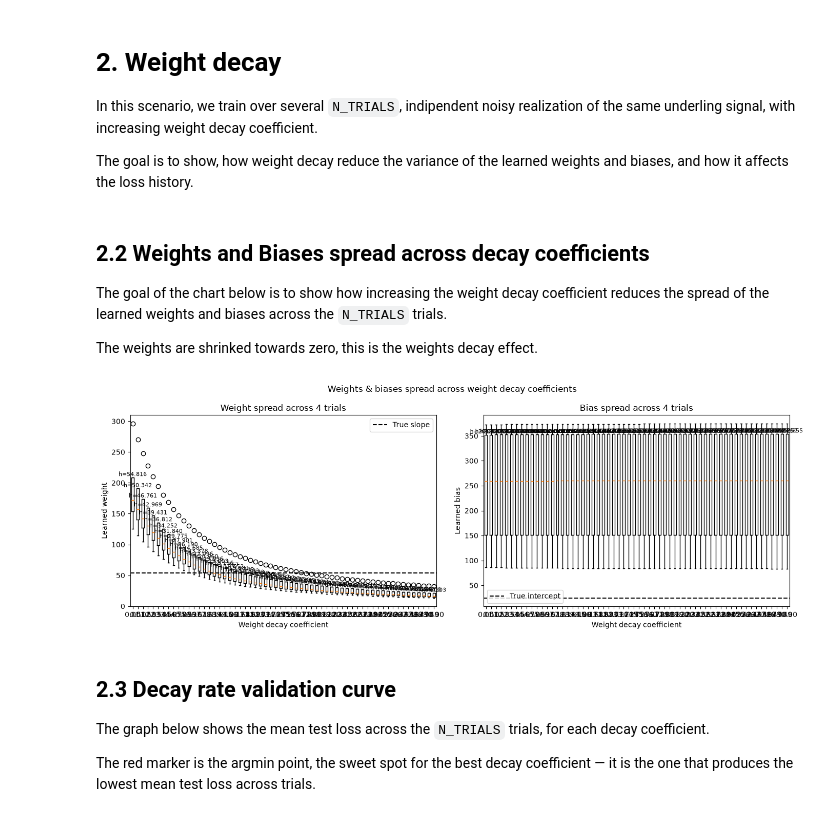
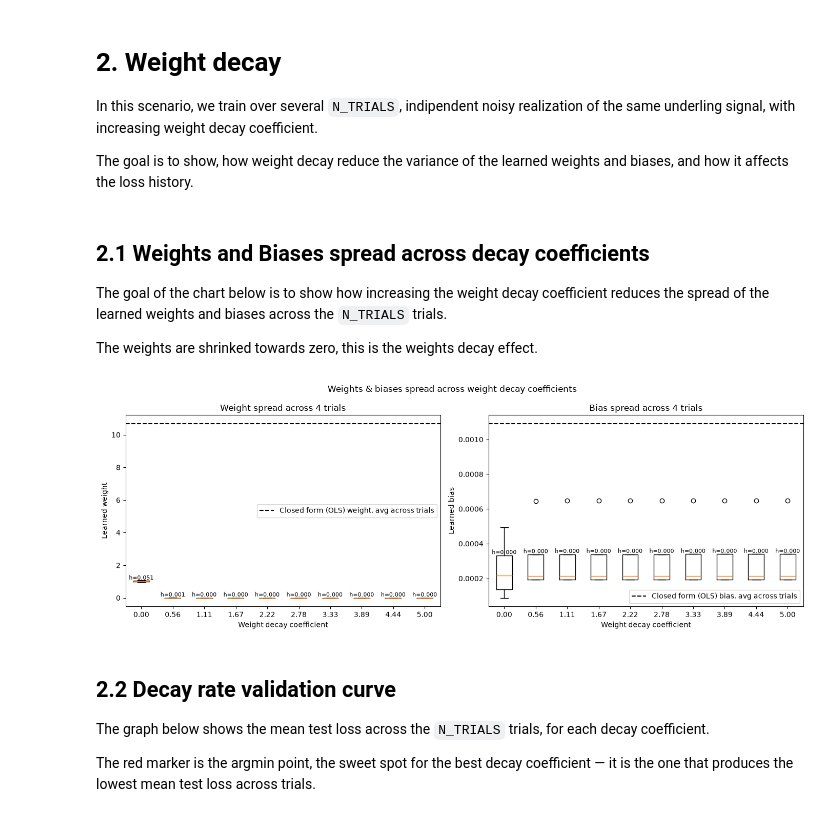
Before and after one commit to cecinuga/thorcino, a Jupyter notebook: examples/linear_regression/regularization/DL2/main.ipynb, the cells around one changed output. Drawn from its saved outputs; the diff is of its cells as text; code cells hidden in the pictures.

Commit message:
refactor ill condition

```diff
--- a/examples/linear_regression/regularization/DL2/main.ipynb
+++ b/examples/linear_regression/regularization/DL2/main.ipynb
@@ -30,33 +25,36 @@ We also plot the training and validation loss curves to visualize the performanc
 # %%
 """Common hyper parameters across scenarios"""
 SEED = 888
-INTERCEPT = 25
 BATCH_SIZE = 16
-SAMPLE_SIZE = 50
-EPOCHS = 25
+SAMPLE_SIZE = 200
+NOISE = 100
+EPOCHS = 1000
 N_TRIALS = 4
 EVAL_STEP = 10
-NOISE = 3000
-IN_FEATURE, OUT_FEATURE = 1, 1
+RANK = 5
+IN_FEATURE, OUT_FEATURE = 18, 2
 SPLIT_RATIO = 0.9
 MAX_LR, MIN_LR = 1e-2, 1e-4
+
+assert RANK < IN_FEATURE
 # %%
-"""Training over N_TRIALS independent noisy realizations of the same signal f(x), at the same fixed NOISE level, one trainer fitting each, to observe how weights and biases vary with a high variance dataset."""
+"""Training over N_TRIALS independent ill-conditioned realizations (RANK-effective, IN_FEATURE predictors) of the same underlying structure, one trainer fitting each, to observe how weights and biases vary with a high variance dataset."""
 
-from core.training.trainer import Trainer
-from examples.linear_regression.helpers.dataset import generate_regression_repeats, preprocess_dataloader, split_dataset
+import numpy as np
+from examples.linear_regression.helpers.dataset import generate_illcond_regression_repeats, preprocess_dataloader, split_dataset
 from examples.linear_regression.helpers.train import create_trainer, fit_model
 
 
+repeats, true_coefs = generate_illcond_regression_repeats(N_TRIALS, SAMPLE_SIZE, IN_FEATURE, OUT_FEATURE, RANK, 0.01, NOISE, SEED)
+train_samples, test_samples = split_dataset(repeats, split_ratio=SPLIT_RATIO, axis=1)
 
-_, _, repeats, coef = generate_regression_repeats(N_TRIALS, SAMPLE_SIZE, IN_FEATURE, OUT_FEATURE, NOISE, INTERCEPT, SEED)
-SLOPE = float(coef.item())
-tr, te = split_dataset(repeats, split_ratio=SPLIT_RATIO, axis=1)
+fitted_trainers = []
+for A_tr, A_te in zip(train_samples, test_samples):
+    print(f"Condition Number: {np.linalg.cond(np.vstack([A_tr, A_te]))}")
 
-fitted_trainers:list[Trainer] = []
+    loader_tr, loader_te = preprocess_dataloader(A_tr, A_te, BATCH_SIZE, OUT_FEATURE)
 
-for sample_tr, sample_te in zip(tr, te):
-    loader_tr, loader_te = preprocess_dataloader(sample_tr, sample_te, BATCH_SIZE, OUT_FEATURE)
     trainer = create_trainer(IN_FEATURE, OUT_FEATURE, MIN_LR, MAX_LR, EPOCHS)
     fit_model(trainer, loader_tr, loader_te, EPOCHS, EVAL_STEP)
+
     fitted_trainers.append(trainer)
@@ -165,15 +167,16 @@ The goal is to show, how weight decay reduce the variance of the learned weights
 # %%
 import numpy as np
 from core.training.trainer import Trainer
+from examples.linear_regression.helpers.dataset import generate_illcond_regression_repeats, split_dataset, preprocess_dataloader
 from examples.linear_regression.helpers.train import create_trainer, fit_model
 
 
-DECAY_UPTO = 30
+DECAY_UPTO = 2
 DECAY_DISTANCE = 0.5
 TOTAL_DECAY_TERMS = int(DECAY_UPTO/DECAY_DISTANCE)
 
 decay_coefs = np.linspace(0, DECAY_UPTO, TOTAL_DECAY_TERMS)
-_, _, repeats, _ = generate_regression_repeats(N_TRIALS, SAMPLE_SIZE, IN_FEATURE, OUT_FEATURE, NOISE, INTERCEPT, SEED)
+repeats, _ = generate_illcond_regression_repeats(N_TRIALS, SAMPLE_SIZE, IN_FEATURE, OUT_FEATURE, RANK, 0.01, NOISE, SEED)
 tr, te = split_dataset(repeats, split_ratio=SPLIT_RATIO, axis=1)
 
 all_trainers:list[Trainer] = []
@@ -187,7 +190,7 @@ for sample_tr, sample_te in zip(tr, te):
         fit_model(trainer, loader_tr, loader_te, EPOCHS, EVAL_STEP)
     all_trainers.append(trainers)
 # %% [markdown]
-## 2.2 Weights and Biases spread across decay coefficients
+## 2.1 Weights and Biases spread across decay coefficients
 
 The goal of the chart below is to show how increasing the weight decay coefficient reduces the spread of the learned weights and biases across the `N_TRIALS` trials.
 
@@ -206,39 +209,42 @@ for j in range(len(decay_coefs)):
 
 decay_labels = [f"{decay:.2f}" for decay in decay_coefs]
 
+closed_form_weight_ref = np.mean([param_magnitude(closed_form_fit(s[:, :OUT_FEATURE], s[:, OUT_FEATURE:])[0]) for s in tr])
+closed_form_bias_ref = np.mean([param_magnitude(closed_form_fit(s[:, :OUT_FEATURE], s[:, OUT_FEATURE:])[1]) for s in tr])
+
 def annotate_box_heights(ax, bp):
     """Label each box with its height (Q3 - Q1), so spreads can be compared at a glance."""
     for box in bp["boxes"]:
         x_data, y_data = box.get_xdata(), box.get_ydata()
         y_top, y_bottom = y_data.max(), y_data.min()
         ax.text((x_data.min() + x_data.max()) / 2, y_top, f"h={y_top - y_bottom:.3f}",
                 ha="center", va="bottom", fontsize=8)
 
 fig, (ax_w, ax_b) = plt.subplots(1, 2, figsize=(14, 5))
 
 bp_w = ax_w.boxplot(weights_by_decay, tick_labels=decay_labels)
 annotate_box_heights(ax_w, bp_w)
-ax_w.axhline(SLOPE, color="black", linestyle="dashed", label="True slope")
+ax_w.axhline(closed_form_weight_ref, color="black", linestyle="dashed", label="Closed form (OLS) weight, avg across trials")
 ax_w.set_xlabel("Weight decay coefficient")
 ax_w.set_ylabel("Learned weight")
 ax_w.set_title(f"Weight spread across {N_TRIALS} trials")
 ax_w.legend()
 
 bp_b = ax_b.boxplot(bias_by_decay, tick_labels=decay_labels)
 annotate_box_heights(ax_b, bp_b)
-ax_b.axhline(INTERCEPT, color="black", linestyle="dashed", label="True intercept")
+ax_b.axhline(closed_form_bias_ref, color="black", linestyle="dashed", label="Closed form (OLS) bias, avg across trials")
 ax_b.set_xlabel("Weight decay coefficient")
 ax_b.set_ylabel("Learned bias")
 ax_b.set_title(f"Bias spread across {N_TRIALS} trials")
 ax_b.legend()
 
 fig.suptitle("Weights & biases spread across weight decay coefficients")
 fig.tight_layout()
 plt.show()
 # %% [output]
-[figure, old version]
+[figure, new version]
 # %% [markdown]
-## 2.3 Decay rate validation curve
+## 2.2 Decay rate validation curve
 
 The graph below shows the mean test loss across the `N_TRIALS` trials, for each decay coefficient.
 
```
Also changed, not shown: parts of 6 cells of this notebook, 1 other file.
